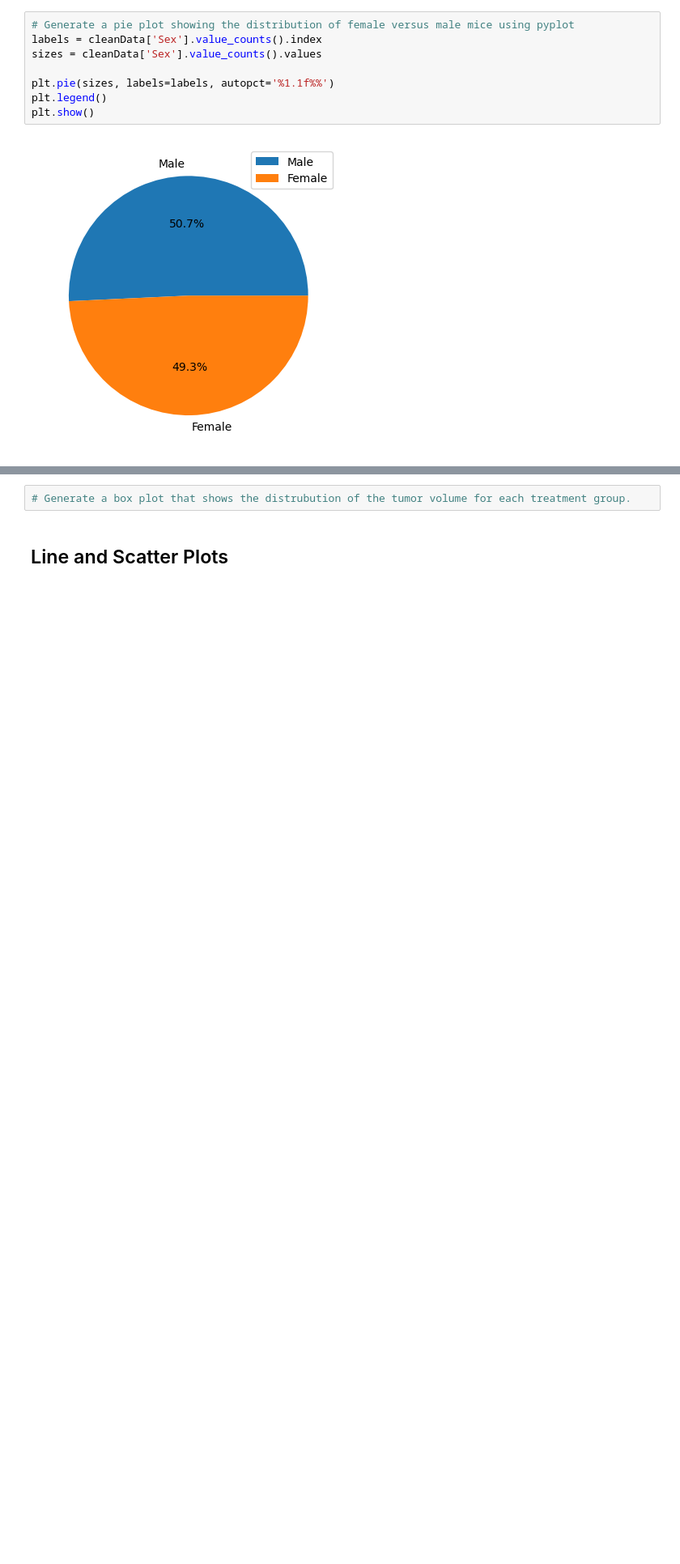
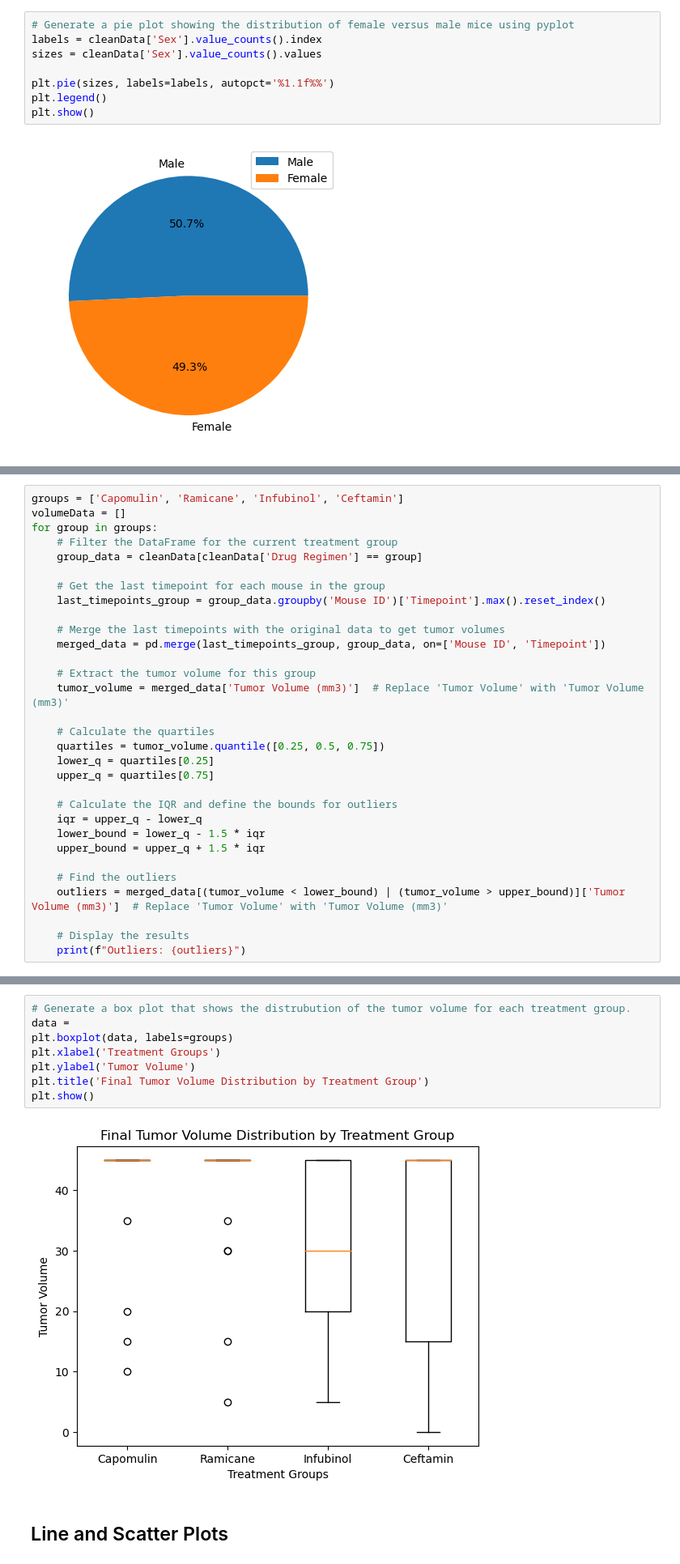
Before and after one commit to zqcushma/Pymaceuticals, a Jupyter notebook: my_work.ipynb, the cells around one changed output, grey strips where cells are left out. Shown at 81% size. Saved outputs shown, nothing was run; the diff lists cells and outputs as text; blank space fills up the shorter version.

Commit message:
With heavy assistance from ChatGPT, added boxplot

```diff
--- a/my_work.ipynb
+++ b/my_work.ipynb
@@ -222,0 +210,31 @@ plt.show()
+# %%
+groups = ['Capomulin', 'Ramicane', 'Infubinol', 'Ceftamin']
+volumeData = []
+for group in groups:
+    # Filter the DataFrame for the current treatment group
+    group_data = cleanData[cleanData['Drug Regimen'] == group]
+
+    # Get the last timepoint for each mouse in the group
+    last_timepoints_group = group_data.groupby('Mouse ID')['Timepoint'].max().reset_index()
+
+    # Merge the last timepoints with the original data to get tumor volumes
+    merged_data = pd.merge(last_timepoints_group, group_data, on=['Mouse ID', 'Timepoint'])
+
+    # Extract the tumor volume for this group
+    tumor_volume = merged_data['Tumor Volume (mm3)']  # Replace 'Tumor Volume' with 'Tumor Volume (mm3)'
+
+    # Calculate the quartiles
+    quartiles = tumor_volume.quantile([0.25, 0.5, 0.75])
+    lower_q = quartiles[0.25]
+    upper_q = quartiles[0.75]
+
+    # Calculate the IQR and define the bounds for outliers
+    iqr = upper_q - lower_q
+    lower_bound = lower_q - 1.5 * iqr
+    upper_bound = upper_q + 1.5 * iqr
+
+    # Find the outliers
+    outliers = merged_data[(tumor_volume < lower_bound) | (tumor_volume > upper_bound)]['Tumor Volume (mm3)']  # Replace 'Tumor Volume' with 'Tumor Volume (mm3)'
+
+    # Display the results
+    print(f"Outliers: {outliers}")
@@ -223,5 +247,13 @@ plt.show()
 # %%
 # Generate a box plot that shows the distrubution of the tumor volume for each treatment group.
+data =
+plt.boxplot(data, labels=groups)
+plt.xlabel('Treatment Groups')
+plt.ylabel('Tumor Volume')
+plt.title('Final Tumor Volume Distribution by Treatment Group')
+plt.show()
+# %% [output]
+[figure, added]
 # %% [markdown]
 ## Line and Scatter Plots
 # %%
```
Also changed, not shown: parts of 5 cells of this notebook.
